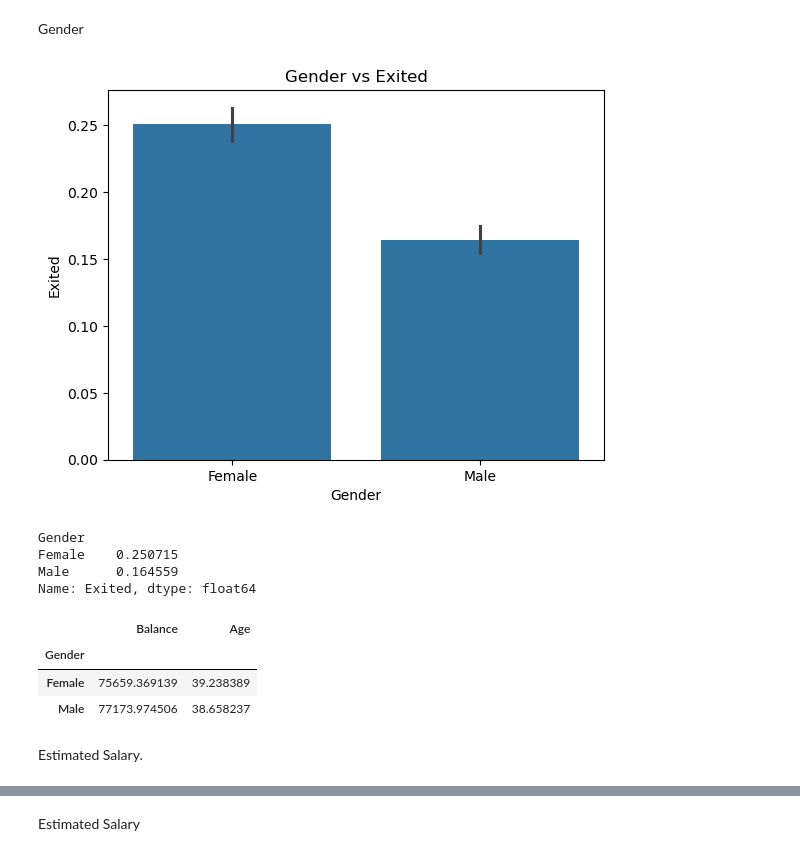
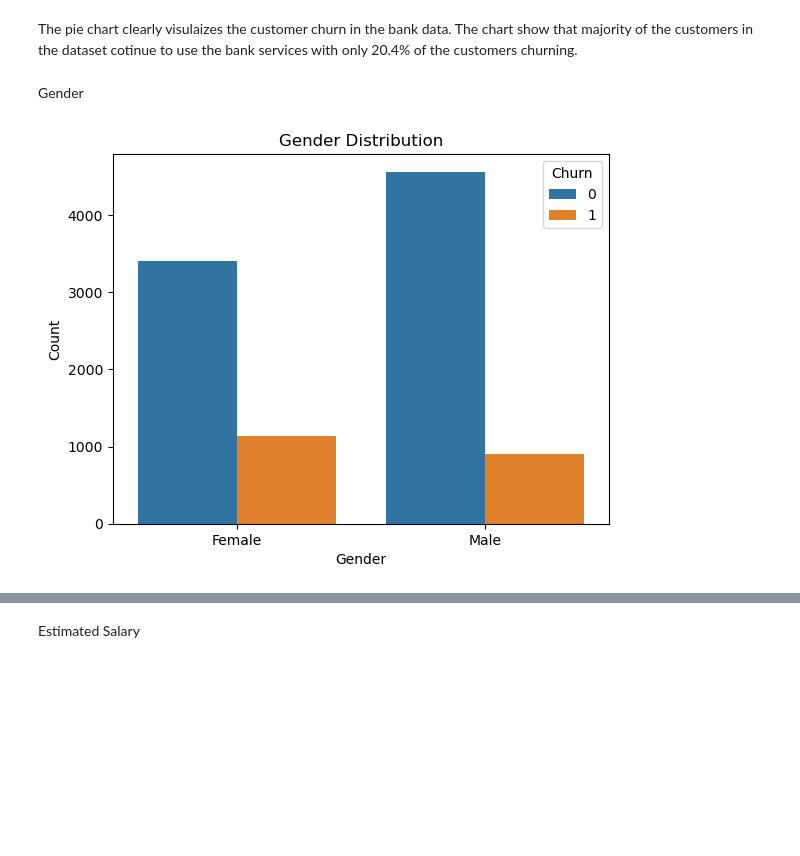
Before and after one commit to Pauloade123/Bank-Churn-Rate, a Jupyter notebook: churn analysis.ipynb, the cells around one changed output, grey strips where cells are left out. Drawn from its saved outputs; the diff is of its cells as text; code cells hidden in the pictures; blank space fills up the shorter version.

```diff
--- a/churn analysis.ipynb
+++ b/churn analysis.ipynb
@@ -148,0 +65,3 @@ bank_data.groupby('Geography')[['Balance', 'Age']].mean()
+# %%
+bank_data.drop(columns=['CustomerId', 'Surname'], axis=1 ,inplace=True)
+bank_data.head()
@@ -148,0 +117,3 @@ bank_data.groupby('Geography')[['Balance', 'Age']].mean()
+# %%
+bank_data.rename(columns={'Exited':'Churn'}, inplace=True)
+bank_data.head()
@@ -149,25 +153,12 @@ bank_data.groupby('Geography')[['Balance', 'Age']].mean()
+# %% [markdown]
+The pie chart clearly visulaizes the customer churn in the bank data. The chart show that majority of the customers in the dataset cotinue to use the bank services with only 20.4% of the customers churning.
 # %% [markdown]
 Gender
 # %%
-sns.barplot(data=bank_data, x='Gender', y='Exited')
-plt.title("Gender vs Exited")
+sns.countplot(data=bank_data, x = 'Gender', hue='Churn')
+plt.title('Gender Distribution')
+plt.xlabel('Gender')
+plt.ylabel('Count')
 plt.show()
 # %% [output]
-[figure, old version]
+[figure, new version]
-# %%
-bank_data.groupby('Gender')['Exited'].mean()
-# females are more likely more likely to churn than males.
-# %% [output]
-Gender
-Female    0.250715
-Male      0.164559
-Name: Exited, dtype: float64
-# %%
-bank_data.groupby('Gender')[['Balance', 'Age']].mean()
-# %% [output]
-|  | Balance | Age |
-| Gender |  |  |
-| Female | 75659.369139 | 39.238389 |
-| Male | 77173.974506 | 38.658237 |
-# %% [markdown]
-Estimated Salary.
```
Also changed, not shown: parts of 97 cells of this notebook.
